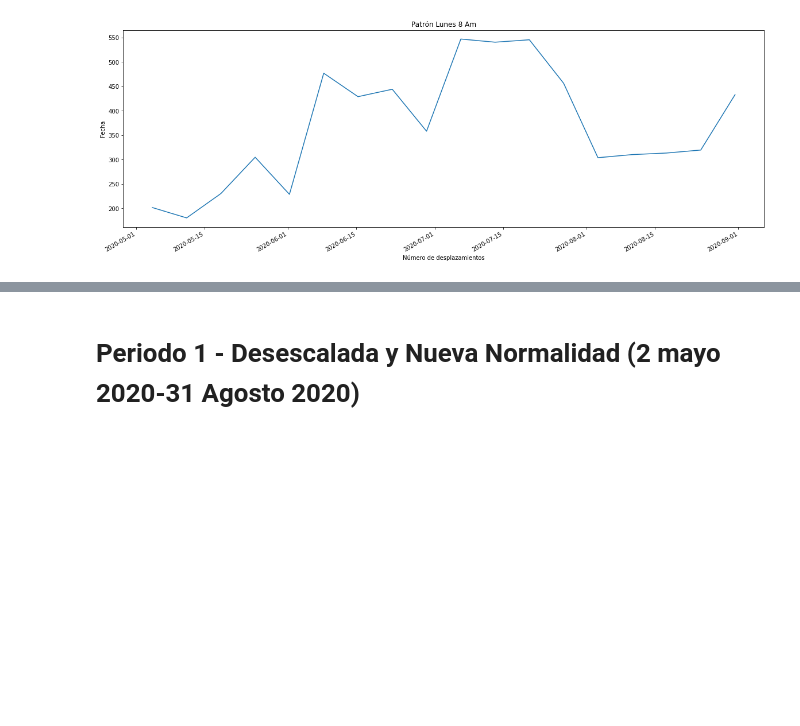
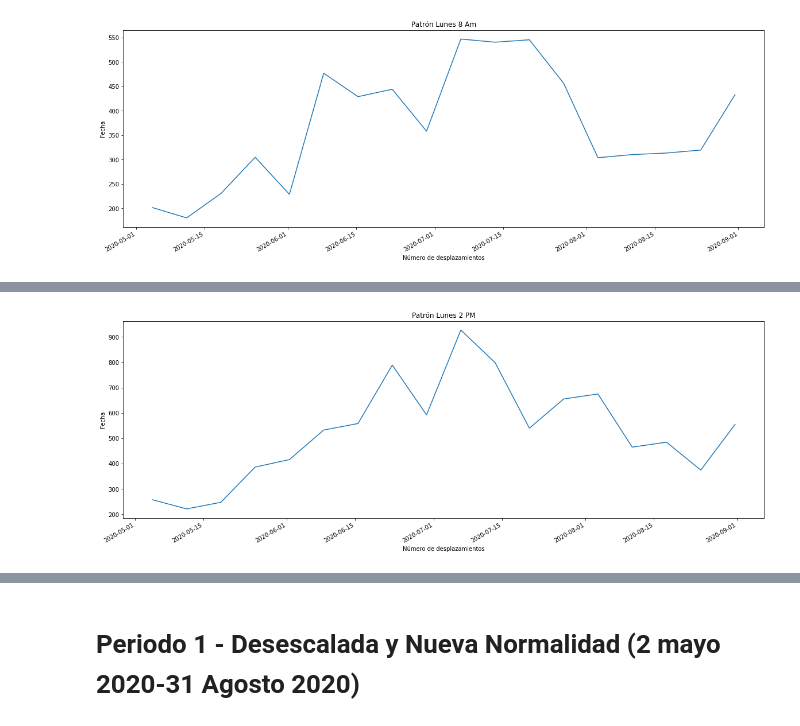
Before and after one commit to Jhonvalencia77/5to_avance, a Jupyter notebook: 1Modelo_Prophet_Default.ipynb, the cells around one changed output, grey strips where cells are left out. Cells and saved outputs as stored; diff of their text form; code cells hidden in the pictures; blank space fills up the shorter version.

```diff
--- a/1Modelo_Prophet_Default.ipynb
+++ b/1Modelo_Prophet_Default.ipynb
@@ -216,0 +219,3 @@ plt.show()
+# %%
+filtrar_Hora = desescalada.loc[desescalada.loc[:,'Hora'] == 14]
+filtrar_Hora.head()
@@ -216,0 +230,7 @@ plt.show()
+# %%
+filtrar_Hora[filtrar_Hora.columns[0]].plot(figsize=(20,7), legend=None, title='Patrón Lunes 2 PM')
+plt.xlabel('Número de desplazamientos')
+plt.ylabel('Fecha')
+plt.show()
+# %% [output]
+[figure, added]
```
Also changed, not shown: parts of 11 cells of this notebook, 2 other files.
